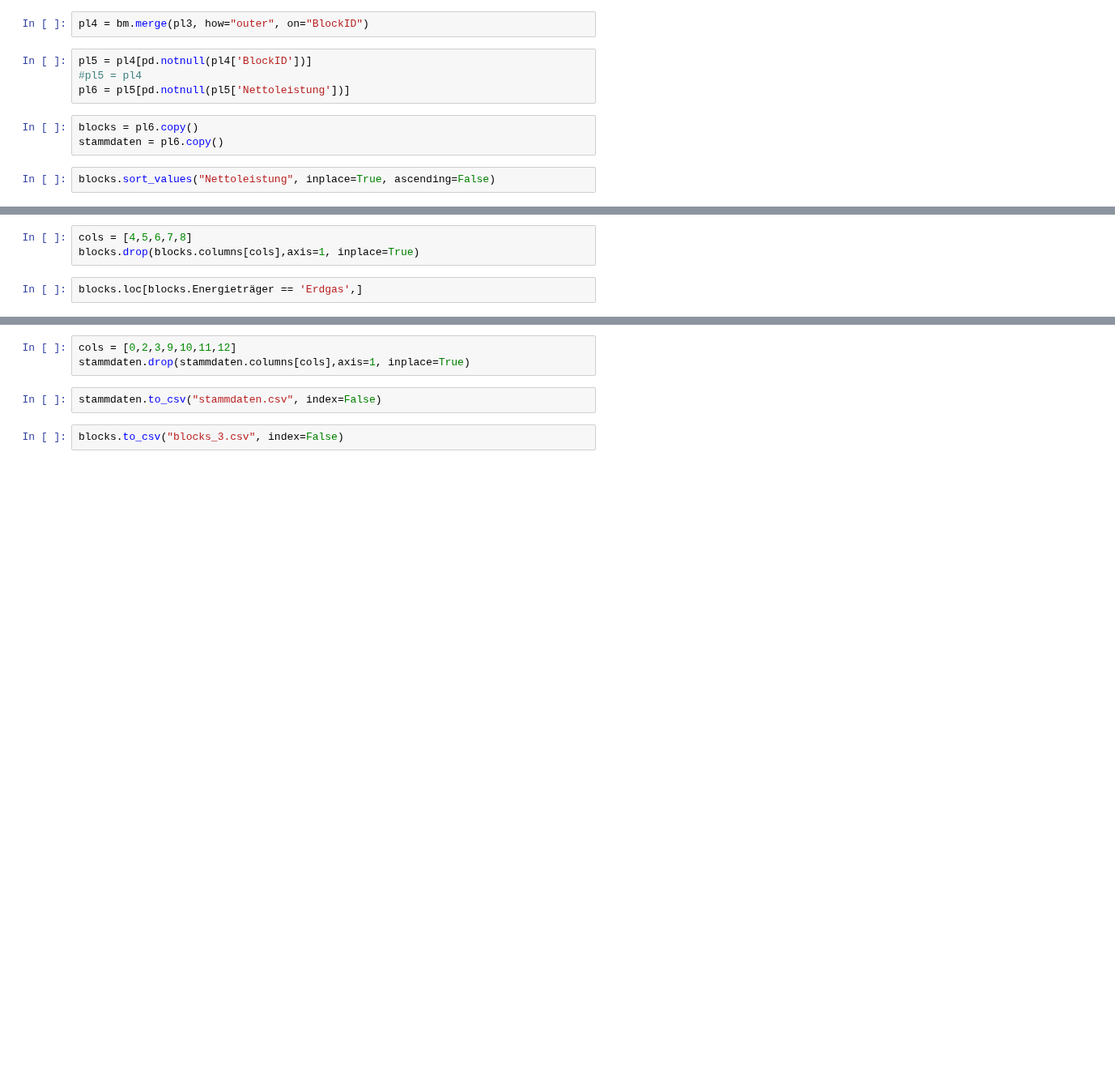
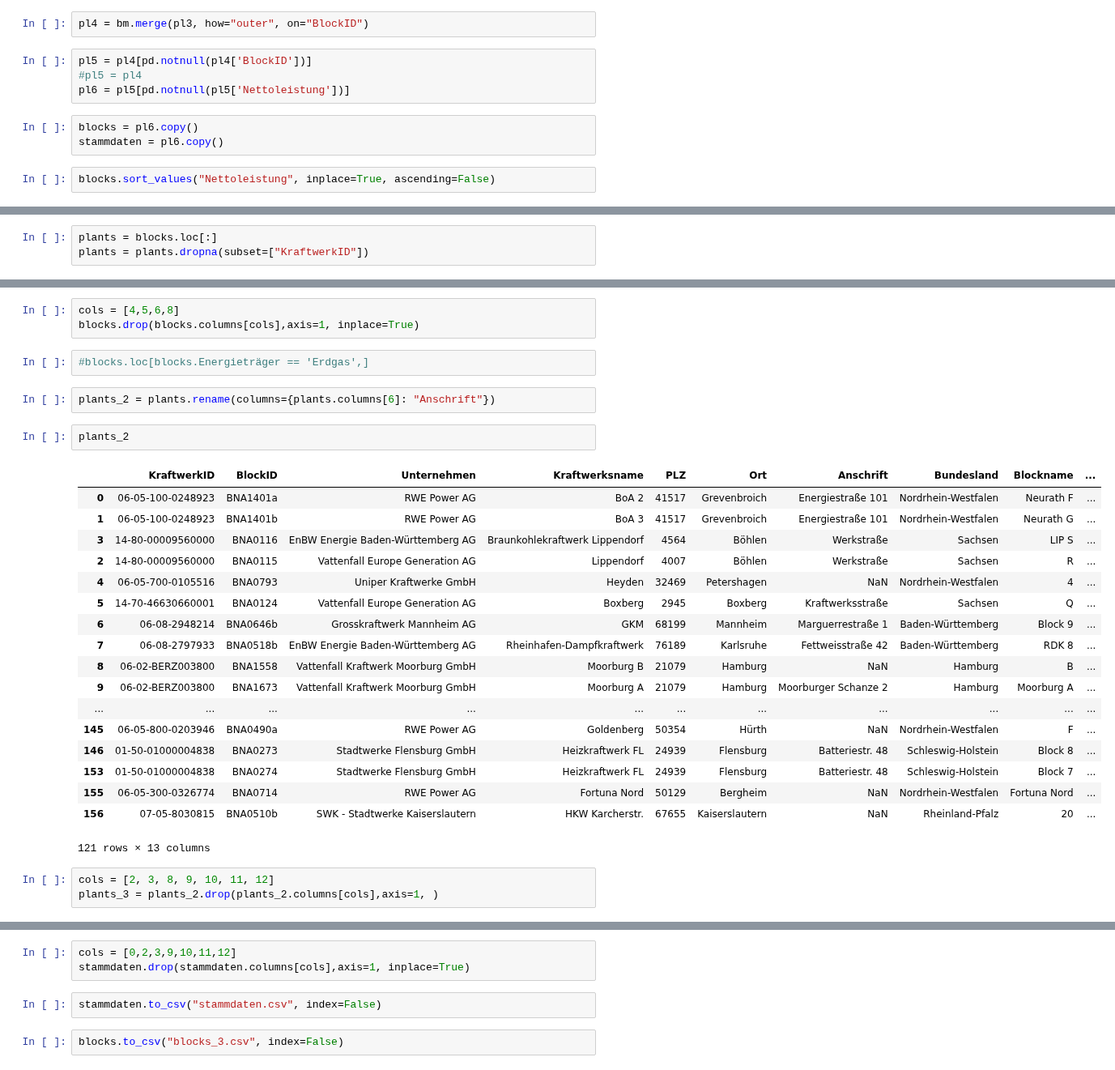
Before and after one commit to sidietz/plantwatch, a Jupyter notebook: toblocks.ipynb, the cells around one changed output, grey strips where cells are left out. Shown at 81% size. Saved outputs shown, nothing was run; the diff lists cells and outputs as text; blank space fills up the shorter version.

```diff
--- a/toblocks.ipynb
+++ b/toblocks.ipynb
@@ -37,0 +59,3 @@ blocks.sort_values("Nettoleistung", inplace=True, ascending=False)
+# %%
+plants = blocks.loc[:]
+plants = plants.dropna(subset=["KraftwerkID"])
@@ -38,5 +177,31 @@ blocks.sort_values("Nettoleistung", inplace=True, ascending=False)
 # %%
-cols = [4,5,6,7,8]
+cols = [4,5,6,8]
 blocks.drop(blocks.columns[cols],axis=1, inplace=True)
 # %%
-blocks.loc[blocks.Energieträger == 'Erdgas',]
+#blocks.loc[blocks.Energieträger == 'Erdgas',]
+# %%
+plants_2 = plants.rename(columns={plants.columns[6]: "Anschrift"})
+# %%
+plants_2
+# %% [output]
+|  | KraftwerkID | BlockID | Unternehmen | Kraftwerksname | PLZ | Ort | Anschrift | Bundesland | Blockname | ... |
+| 0 | 06-05-100-0248923 | BNA1401a | RWE Power AG | BoA 2 | 41517 | Grevenbroich | Energiestraße 101 | Nordrhein-Westfalen | Neurath F | ... |
+| 1 | 06-05-100-0248923 | BNA1401b | RWE Power AG | BoA 3 | 41517 | Grevenbroich | Energiestraße 101 | Nordrhein-Westfalen | Neurath G | ... |
+| 3 | 14-80-00009560000 | BNA0116 | EnBW Energie Baden-Württemberg AG | Braunkohlekraftwerk Lippendorf | 4564 | Böhlen | Werkstraße | Sachsen | LIP S | ... |
+| 2 | 14-80-00009560000 | BNA0115 | Vattenfall Europe Generation AG | Lippendorf | 4007 | Böhlen | Werkstraße | Sachsen | R | ... |
+| 4 | 06-05-700-0105516 | BNA0793 | Uniper Kraftwerke GmbH | Heyden | 32469 | Petershagen | NaN | Nordrhein-Westfalen | 4 | ... |
+| 5 | 14-70-46630660001 | BNA0124 | Vattenfall Europe Generation AG | Boxberg | 2945 | Boxberg | Kraftwerksstraße | Sachsen | Q | ... |
+| 6 | 06-08-2948214 | BNA0646b | Grosskraftwerk Mannheim AG | GKM | 68199 | Mannheim | Marguerrestraße 1 | Baden-Württemberg | Block 9 | ... |
+| 7 | 06-08-2797933 | BNA0518b | EnBW Energie Baden-Württemberg AG | Rheinhafen-Dampfkraftwerk | 76189 | Karlsruhe | Fettweisstraße 42 | Baden-Württemberg | RDK 8 | ... |
+| 8 | 06-02-BERZ003800 | BNA1558 | Vattenfall Kraftwerk Moorburg GmbH | Moorburg B | 21079 | Hamburg | NaN | Hamburg | B | ... |
+| 9 | 06-02-BERZ003800 | BNA1673 | Vattenfall Kraftwerk Moorburg GmbH | Moorburg A | 21079 | Hamburg | Moorburger Schanze 2 | Hamburg | Moorburg A | ... |
+| ... | ... | ... | ... | ... | ... | ... | ... | ... | ... | ... |
+| 145 | 06-05-800-0203946 | BNA0490a | RWE Power AG | Goldenberg | 50354 | Hürth | NaN | Nordrhein-Westfalen | F | ... |
+| 146 | 01-50-01000004838 | BNA0273 | Stadtwerke Flensburg GmbH | Heizkraftwerk FL | 24939 | Flensburg | Batteriestr. 48 | Schleswig-Holstein | Block 8 | ... |
+| 153 | 01-50-01000004838 | BNA0274 | Stadtwerke Flensburg GmbH | Heizkraftwerk FL | 24939 | Flensburg | Batteriestr. 48 | Schleswig-Holstein | Block 7 | ... |
+| 155 | 06-05-300-0326774 | BNA0714 | RWE Power AG | Fortuna Nord | 50129 | Bergheim | NaN | Nordrhein-Westfalen | Fortuna Nord | ... |
+| 156 | 07-05-8030815 | BNA0510b | SWK - Stadtwerke Kaiserslautern | HKW Karcherstr. | 67655 | Kaiserslautern | NaN | Rheinland-Pfalz | 20 | ... |
+121 rows × 13 columns
+# %%
+cols = [2, 3, 8, 9, 10, 11, 12]
+plants_3 = plants_2.drop(plants_2.columns[cols],axis=1, )
```
Also changed, not shown: parts of 16 cells of this notebook, 18 other files.
